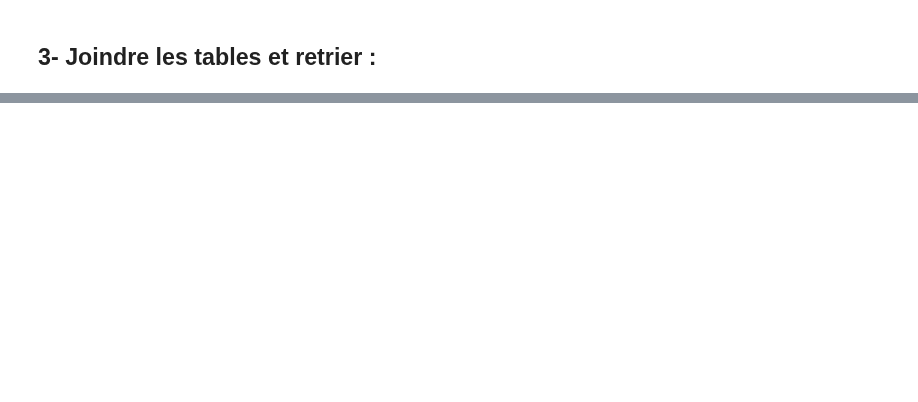
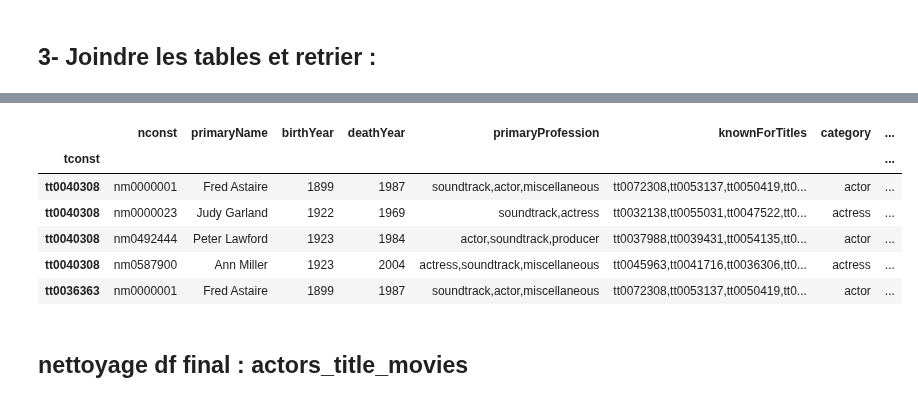
Before and after one commit to CathieLC/Wild_movie_project, a Jupyter notebook: Catherine/Catherine_mean_age_actors.ipynb, the cells around one changed output, grey strips where cells are left out. Cells and saved outputs as stored; diff of their text form; code cells hidden in the pictures; blank space fills up the shorter version.

```diff
--- a/Catherine/Catherine_mean_age_actors.ipynb
+++ b/Catherine/Catherine_mean_age_actors.ipynb
@@ -315,0 +392,16 @@ title.head(2)
+# %%
+# calcul age acteur au moment du film + creation colonne 'age_actor_actress' pour le résultat
+
+actors_title_movies['age_actor_actress'] = actors_title_movies['startYear'] - actors_title_movies['birthYear']
+# %%
+actors_title_movies.head()
+# %% [output]
+|  | nconst | primaryName | birthYear | deathYear | primaryProfession | knownForTitles | category | ... |
+| tconst |  |  |  |  |  |  |  | ... |
+| tt0040308 | nm0000001 | Fred Astaire | 1899 | 1987 | soundtrack,actor,miscellaneous | tt0072308,tt0053137,tt0050419,tt0... | actor | ... |
+| tt0040308 | nm0000023 | Judy Garland | 1922 | 1969 | soundtrack,actress | tt0032138,tt0055031,tt0047522,tt0... | actress | ... |
+| tt0040308 | nm0492444 | Peter Lawford | 1923 | 1984 | actor,soundtrack,producer | tt0037988,tt0039431,tt0054135,tt0... | actor | ... |
+| tt0040308 | nm0587900 | Ann Miller | 1923 | 2004 | actress,soundtrack,miscellaneous | tt0045963,tt0041716,tt0036306,tt0... | actress | ... |
+| tt0036363 | nm0000001 | Fred Astaire | 1899 | 1987 | soundtrack,actor,miscellaneous | tt0072308,tt0053137,tt0050419,tt0... | actor | ... |
+# %% [markdown]
+## nettoyage df final : actors_title_movies
```
Also changed, not shown: parts of 56 cells of this notebook.
